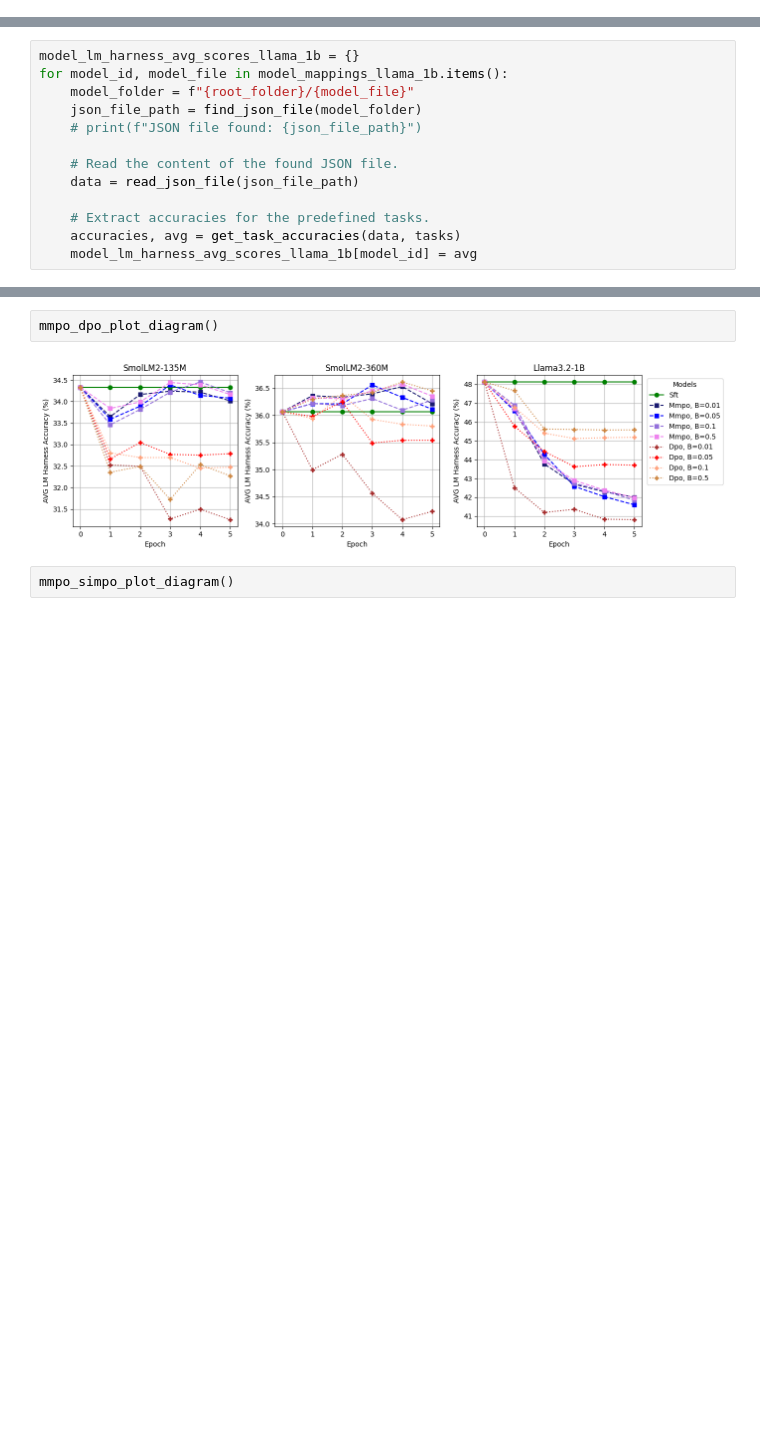
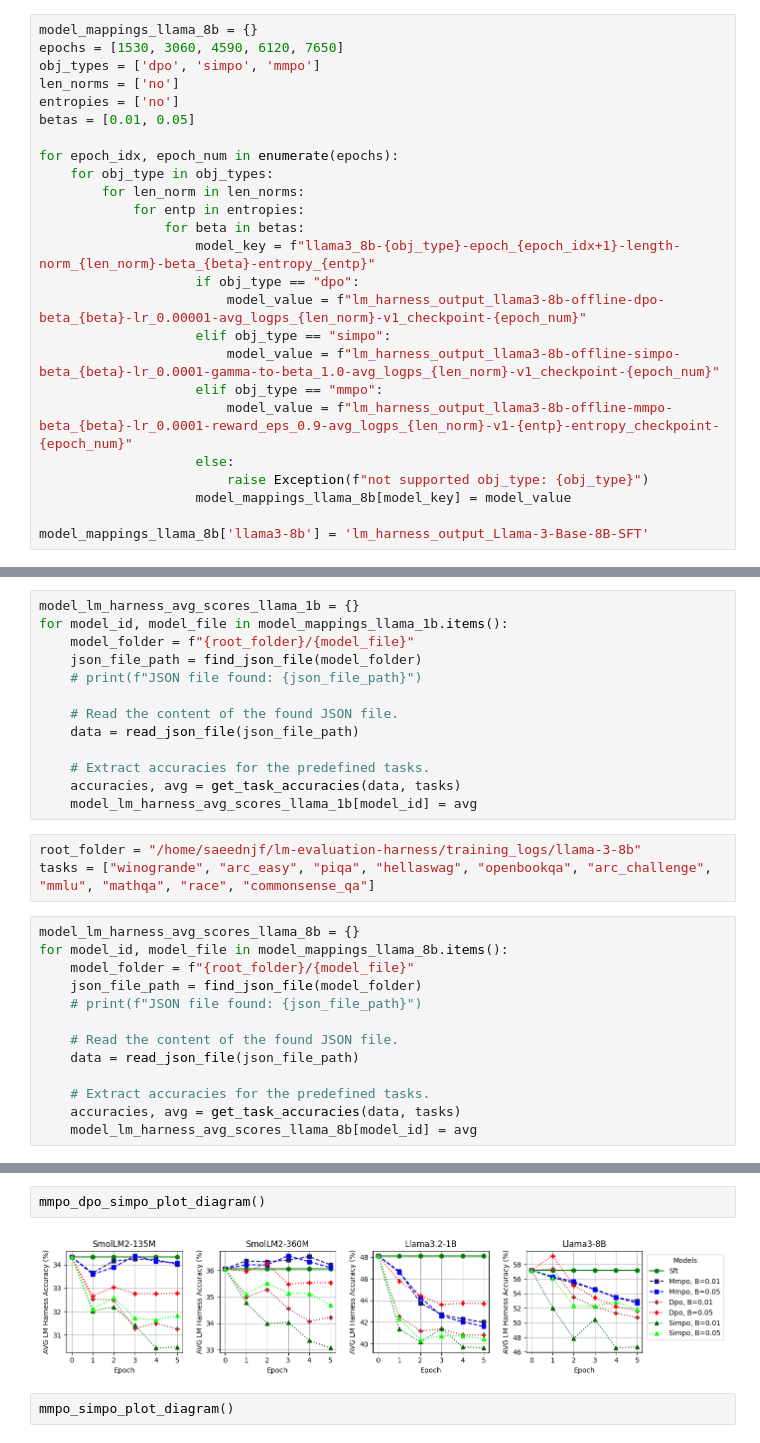
Before and after one commit to SaeedNajafi/alignment-handbook, a Jupyter notebook: lm-harness.ipynb, the cells around one changed output, grey strips where cells are left out. Saved outputs shown, nothing was run; the diff lists cells and outputs as text; blank space fills up the shorter version.

```diff
--- a/lm-harness.ipynb
+++ b/lm-harness.ipynb
@@ -109,6 +109,31 @@ for epoch_idx, epoch_num in enumerate(epochs):
                     model_mappings_llama_1b[model_key] = model_value
 
 model_mappings_llama_1b['llama3.2-sft'] = 'lm_harness_output_llama3.2-1b-sftdatasetv3-sft-checkpoint-111000'
+# %%
+model_mappings_llama_8b = {}
+epochs = [1530, 3060, 4590, 6120, 7650]
+obj_types = ['dpo', 'simpo', 'mmpo']
+len_norms = ['no']
+entropies = ['no']
+betas = [0.01, 0.05]
+
+for epoch_idx, epoch_num in enumerate(epochs):
+    for obj_type in obj_types:
+        for len_norm in len_norms:
+            for entp in entropies:
+                for beta in betas:
+                    model_key = f"llama3_8b-{obj_type}-epoch_{epoch_idx+1}-length-norm_{len_norm}-beta_{beta}-entropy_{entp}"
+                    if obj_type == "dpo":
+                        model_value = f"lm_harness_output_llama3-8b-offline-dpo-beta_{beta}-lr_0.00001-avg_logps_{len_norm}-v1_checkpoint-{epoch_num}"
+                    elif obj_type == "simpo":
+                        model_value = f"lm_harness_output_llama3-8b-offline-simpo-beta_{beta}-lr_0.0001-gamma-to-beta_1.0-avg_logps_{len_norm}-v1_checkpoint-{epoch_num}"
+                    elif obj_type == "mmpo":
+                        model_value = f"lm_harness_output_llama3-8b-offline-mmpo-beta_{beta}-lr_0.0001-reward_eps_0.9-avg_logps_{len_norm}-v1-{entp}-entropy_checkpoint-{epoch_num}"
+                    else:
+                        raise Exception(f"not supported obj_type: {obj_type}")
+                    model_mappings_llama_8b[model_key] = model_value
+
+model_mappings_llama_8b['llama3-8b'] = 'lm_harness_output_Llama-3-Base-8B-SFT'
 # %%
 root_folder = "/home/saeednjf/lm-evaluation-harness/training_logs/v4-runs"
 tasks = ["winogrande", "arc_easy", "piqa", "hellaswag", "openbookqa", "arc_challenge", "mmlu", "mathqa", "race", "commonsense_qa"]
@@ -157,6 +182,22 @@ for model_id, model_file in model_mappings_llama_1b.items():
     # Extract accuracies for the predefined tasks.
     accuracies, avg = get_task_accuracies(data, tasks)
     model_lm_harness_avg_scores_llama_1b[model_id] = avg
+# %%
+root_folder = "/home/saeednjf/lm-evaluation-harness/training_logs/llama-3-8b"
+tasks = ["winogrande", "arc_easy", "piqa", "hellaswag", "openbookqa", "arc_challenge", "mmlu", "mathqa", "race", "commonsense_qa"]
+# %%
+model_lm_harness_avg_scores_llama_8b = {}
+for model_id, model_file in model_mappings_llama_8b.items():
+    model_folder = f"{root_folder}/{model_file}"
+    json_file_path = find_json_file(model_folder)
+    # print(f"JSON file found: {json_file_path}")
+
+    # Read the content of the found JSON file.
+    data = read_json_file(json_file_path)
+
+    # Extract accuracies for the predefined tasks.
+    accuracies, avg = get_task_accuracies(data, tasks)
+    model_lm_harness_avg_scores_llama_8b[model_id] = avg
 # %%
 def model_vars(model_str):
     if "dpo" in model_str:
@@ -478,9 +547,9 @@ def mmpo_simpo_plot_diagram():
     plt.savefig(f"mmpo-simpo-harness-results.png", dpi=300)
     plt.show()
 # %%
-mmpo_dpo_plot_diagram()
+mmpo_dpo_simpo_plot_diagram()
 # %% [output]
-[figure, old version]
+[figure, new version]
 # %%
 mmpo_simpo_plot_diagram()
 # %% [output]
```
Also changed, not shown: parts of 2 cells of this notebook, 1 other file.
